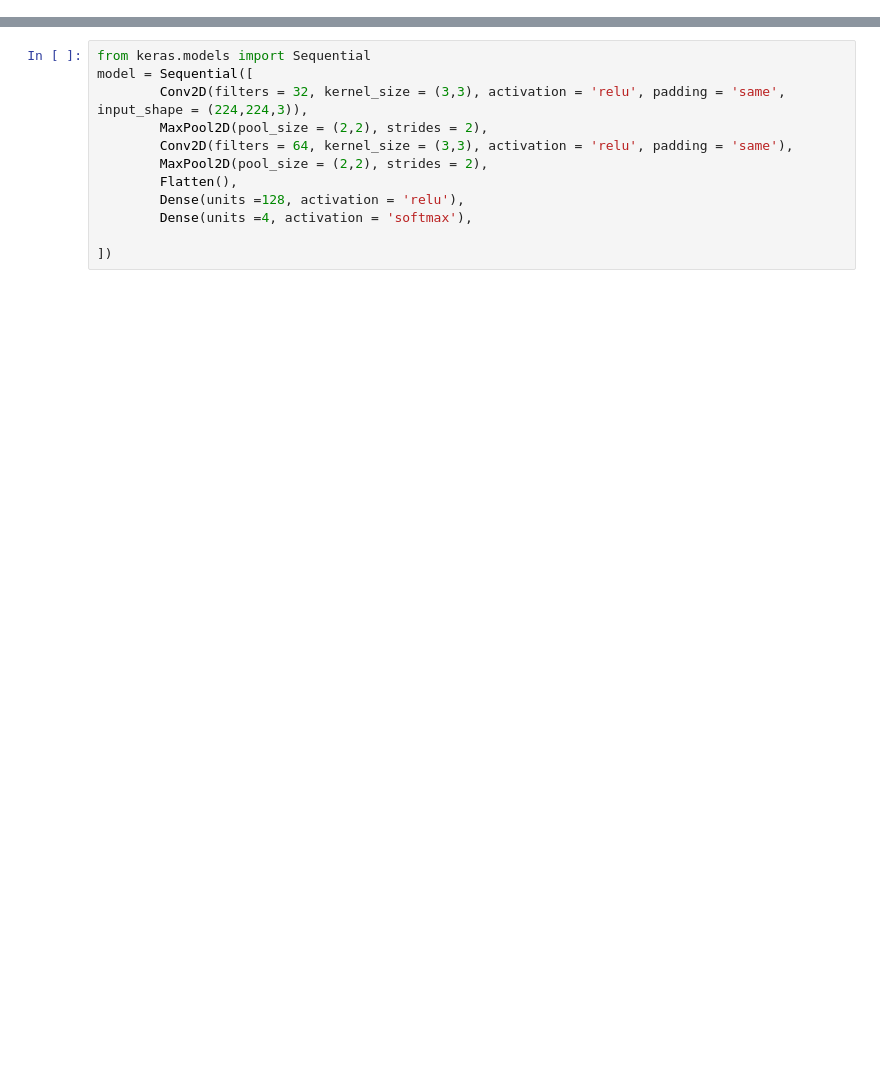
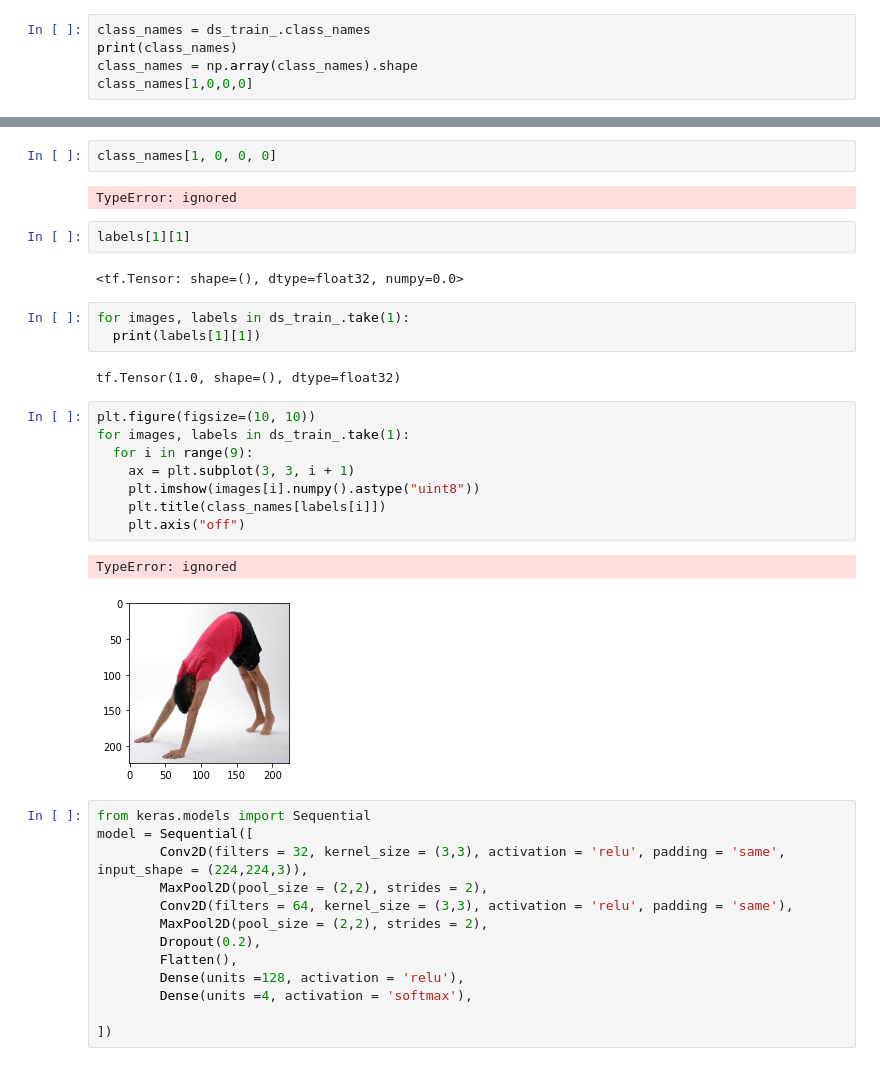
Before and after one commit to nmshafie1993/detect_yoga_pose, a Jupyter notebook: Yoga_pose_image_classification.ipynb, the cells around one changed output, grey strips where cells are left out. Drawn from its saved outputs; the diff is of its cells as text; blank space fills up the shorter version.

```diff
--- a/Yoga_pose_image_classification.ipynb
+++ b/Yoga_pose_image_classification.ipynb
@@ -56,0 +65,5 @@ Found 40 files belonging to 4 classes.
+# %%
+class_names = ds_train_.class_names
+print(class_names)
+class_names = np.array(class_names).shape
+class_names[1,0,0,0]
@@ -76,3 +106,27 @@ ds_valid = (
+# %%
+class_names[1, 0, 0, 0]
+# %% [output]
+TypeError: ignored
+# %%
+labels[1][1]
+# %% [output]
+<tf.Tensor: shape=(), dtype=float32, numpy=0.0>
+# %%
+for images, labels in ds_train_.take(1):
+  print(labels[1][1])
+# %% [output]
+tf.Tensor(1.0, shape=(), dtype=float32)
+# %%
+plt.figure(figsize=(10, 10))
+for images, labels in ds_train_.take(1):
+  for i in range(9):
+    ax = plt.subplot(3, 3, i + 1)
+    plt.imshow(images[i].numpy().astype("uint8"))
+    plt.title(class_names[labels[i]])
+    plt.axis("off")
+# %% [output]
+TypeError: ignored
+[figure, added]
 # %%
 from keras.models import Sequential
 model = Sequential([
@@ -80,6 +134,7 @@ model = Sequential([
         MaxPool2D(pool_size = (2,2), strides = 2),
         Conv2D(filters = 64, kernel_size = (3,3), activation = 'relu', padding = 'same'),
         MaxPool2D(pool_size = (2,2), strides = 2),
+        Dropout(0.2),
         Flatten(),
         Dense(units =128, activation = 'relu'),
         Dense(units =4, activation = 'softmax'),
```
Also changed, not shown: parts of 15 cells of this notebook.
